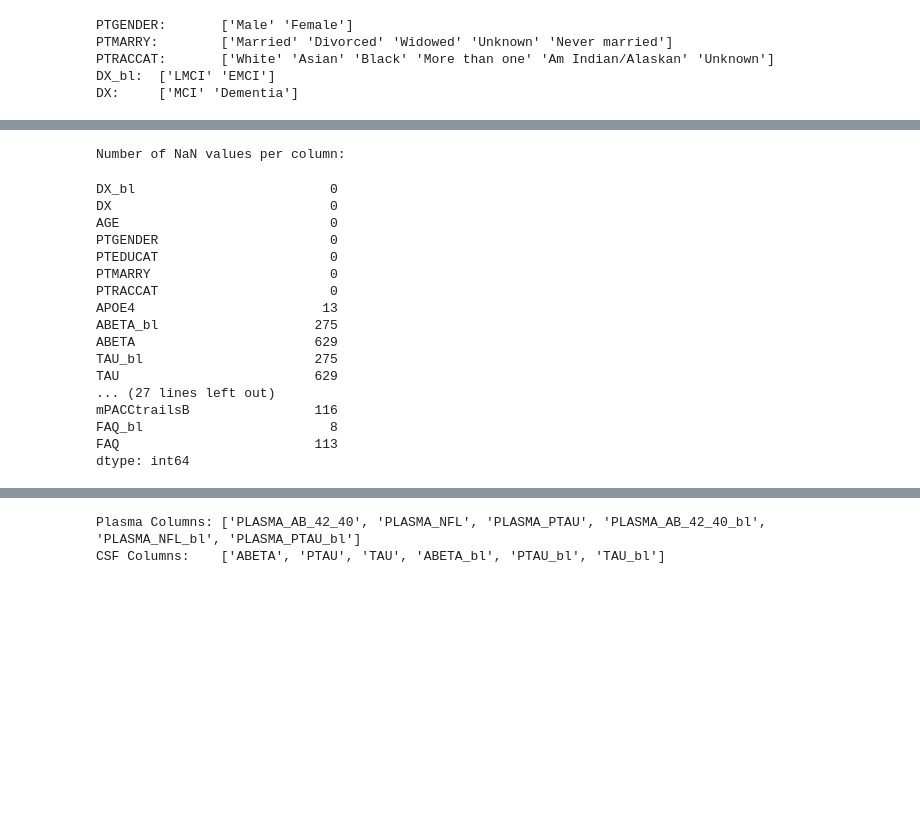
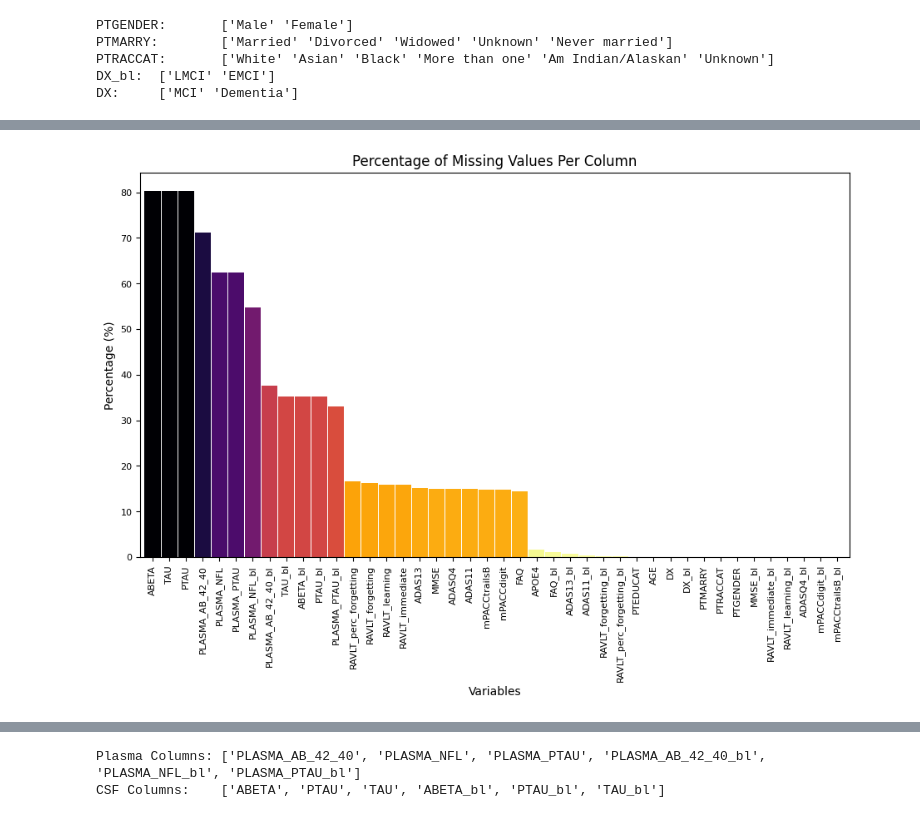
Before and after one commit to raoalihasan1/ML-MCI-AD-Conversion, a Jupyter notebook: data_preprocessing.ipynb, the cells around one changed output, grey strips where cells are left out. Drawn from its saved outputs; the diff is of its cells as text; code cells hidden in the pictures; blank space fills up the shorter version.

```diff
--- a/data_preprocessing.ipynb
+++ b/data_preprocessing.ipynb
@@ -474,23 +477,23 @@ merged_df
 783 rows × 42 columns
-# %%
-print("Number of NaN values per column:")
-merged_df.isnull().sum()
-# %% [output]
-Number of NaN values per column:
-DX_bl                         0
-DX                            0
-AGE                           0
-PTGENDER                      0
-PTEDUCAT                      0
-PTMARRY                       0
-PTRACCAT                      0
-APOE4                        13
-ABETA_bl                    275
-ABETA                       629
-TAU_bl                      275
-TAU                         629
-... (27 lines left out)
-mPACCtrailsB                116
-FAQ_bl                        8
-FAQ                         113
-dtype: int64
+# %%
+null_count_percent = (
+    merged_df.isnull().sum().sort_values(ascending=False) / merged_df.shape[0]
+) * 100
+norm = plt.Normalize(null_count_percent.min(), null_count_percent.max())
+cmap = plt.cm.inferno_r
+scalable_mapper = plt.cm.ScalarMappable(cmap=cmap, norm=norm)
+scalable_mapper.set_array([])
+
+fig, ax = plt.subplots(figsize=(11, 6))
+null_count_percent.plot(
+    kind="bar",
+    color=(cmap(norm(null_count_percent.values))),
+    width=0.95,
+    fontsize=8,
+    xlabel="Variables",
+    ylabel="Percentage (%)",
+)
+plt.title("Percentage of Missing Values Per Column")
+plt.show()
+# %% [output]
+[figure, added]
```
Also changed, not shown: parts of 9 cells of this notebook.
